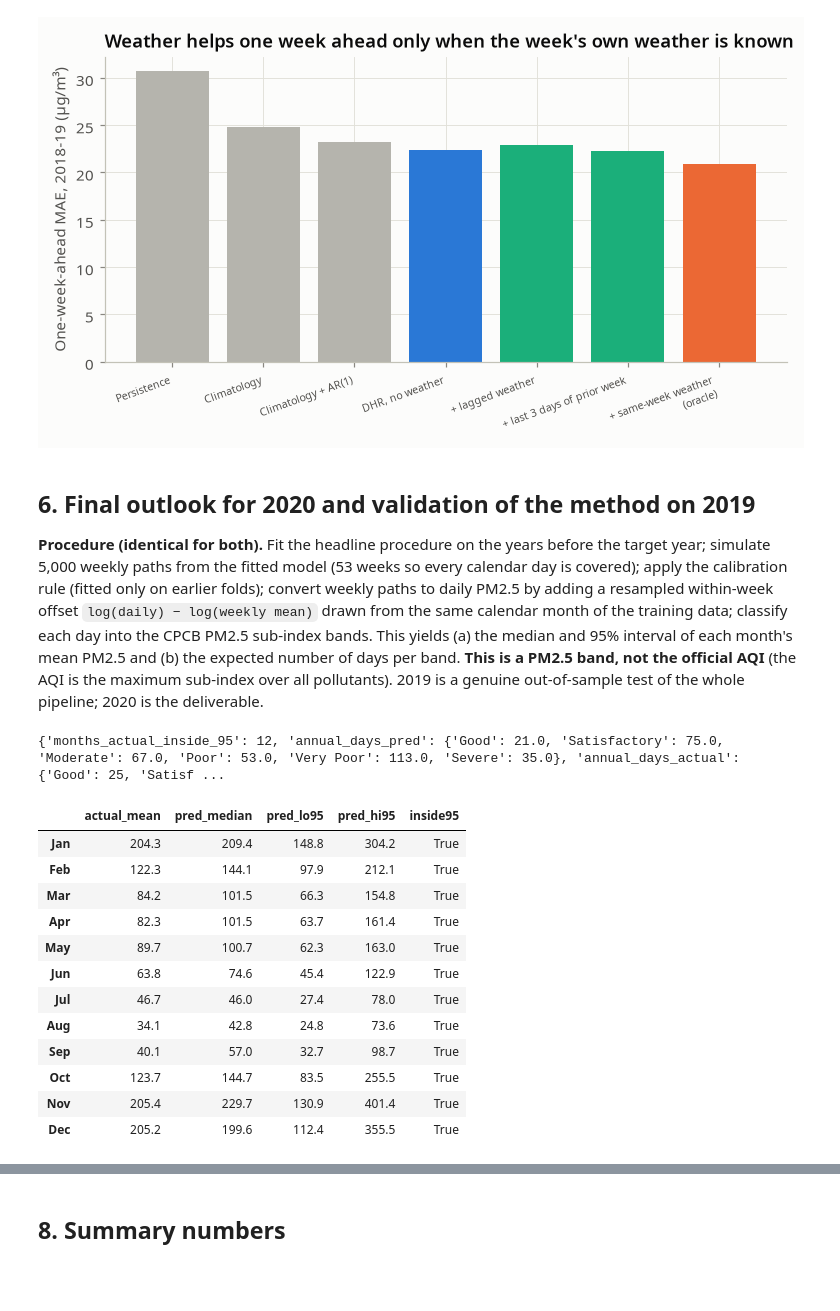
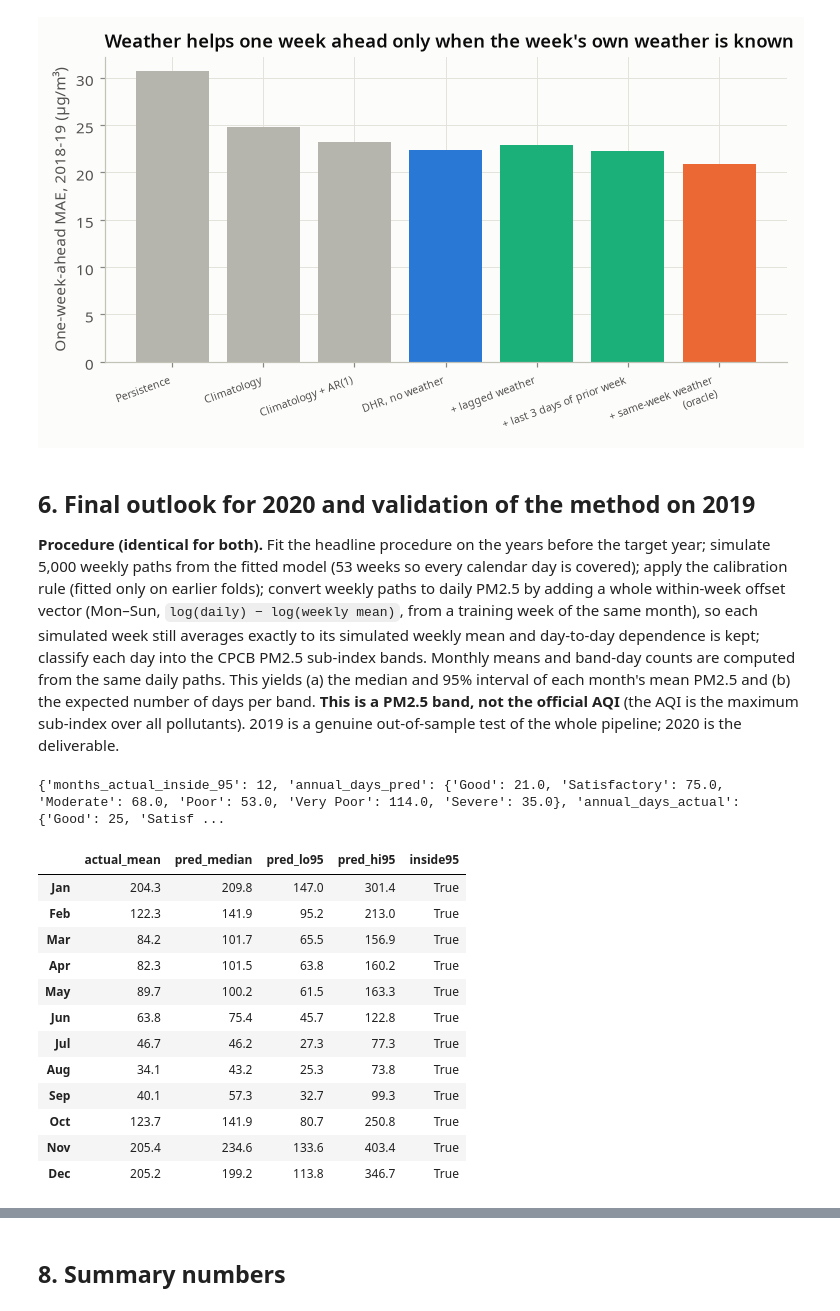
Before and after one commit to LuciferK47/PM_2.5, a Jupyter notebook: notebooks/04_forecasting.ipynb, the cells around one changed output, grey strips where cells are left out. Cells and saved outputs as stored; diff of their text form; code cells hidden in the pictures; blank space fills up the shorter version.

```diff
--- a/notebooks/04_forecasting.ipynb
+++ b/notebooks/04_forecasting.ipynb
@@ -172,0 +173,9 @@ findfont: Failed to find font weight semibold for DejaVu Sans, now using 700.
+# %%
+# SARIMA D=0 with vs without a constant, same orders, same three folds (replaces the unsupported "39.7 -> 30.6" remark of the first write-up)
+d0 = {"no constant": F.sarima((1, 0, 1), (1, 0, 0, 52), trend="n"), "with constant": F.sarima((1, 0, 1), (1, 0, 0, 52), trend="c")}
+bt0, _ = F.backtest(y, raw, d0, n_jobs=6, verbose=False)
+d0tab = bt0.pivot(index="model", columns="fold", values="MAE")
+for f in (2017, 2018, 2019):
+    d0tab.loc["Climatology (reference)", f] = bt[(bt.model == "Climatology") & (bt.fold == f)]["MAE"].iloc[0]
+d0tab.round(1).to_csv(RESULTS / "fc_sarima_d0_constant.csv"); display(d0tab.round(1))
+key["sarima_d0_const"] = d0tab.round(2).to_dict()
@@ -190,6 +207,7 @@ diag["LB_p_lag10_ALL_residuals (draft's mistake)"] = [np.nan, float(naive.loc[10
 diag.to_csv(RESULTS / "fc_diagnostics.csv")
 display(diag.T.round(4))
 par = pd.DataFrame({"coef": res_s1.params, "se": res_s1.bse}).round(3)
+key["nonconverged_rejected_per_origin"] = {int(f): int(specs[f]["n_rejected_nonconverged"]) for f in specs}
 key["sarima_D1_maS_coef"], key["sarima_D1_maS_se"] = float(par.loc["ma.S.L52", "coef"]), float(par.loc["ma.S.L52", "se"])
 display(par)
 # %% [output]
@@ -243,10 +261,17 @@ def calibrated_sd_mu(mu, sd, idx, rule):
     f = np.where(wint, rule["f"][True], rule["f"][False])
     return mu + rule["shift"] * sd, sd * f
 
+def shrunk_shift(folds, k=26):
+    """POST-HOC sensitivity (defined after seeing 2019): continuous shrinkage of the mean z toward 0, in place of the step rule."""
+    z = pd.concat([standardized(f) for f in folds])["z"]
+    return float(z.sum() / (len(z) + k))
+
 rule19 = calibration_rule([2017, 2018])
 o = fcs[2019][SEL]; mu_c, sd_c = calibrated_sd_mu(o["mu"], o["sd"], o["idx"], rule19)
+sh19 = shrunk_shift([2017, 2018]); mu_s = o["mu"] + sh19 * o["sd"]
 cal_tab = pd.DataFrame({"Model-based Gaussian": F.metrics(o["actual"], o["mu"], o["sd"], o["idx"]),
-                        "Calibrated (season scale" + (", re-centred)" if rule19["recentre"] else ")"): F.metrics(o["actual"], mu_c, sd_c, o["idx"])}).T
+                        "Calibrated (season scale" + (", re-centred)" if rule19["recentre"] else ")"): F.metrics(o["actual"], mu_c, sd_c, o["idx"]),
+                        "Season scale + shrunk shift (post-hoc sensitivity)": F.metrics(o["actual"], mu_s, sd_c, o["idx"])}).T
 cal_tab = cal_tab[["MAE", "coverage", "width", "winkler", "bias"]]
 cal_tab.round(3).to_csv(RESULTS / "fc_calibration_2019.csv")
 print("calibration rule from 2017+2018:", rule19)
@@ -255,6 +280,7 @@ display(cal_tab.round(3))
 ctx = bt[bt.fold == 2019].set_index("model")[["MAE", "coverage", "width", "winkler"]].dropna()
 display(ctx.round(3))
 key["calibration_rule_2019"] = rule19; key["coverage_2019_raw"] = float(cal_tab.iloc[0]["coverage"]); key["coverage_2019_calibrated"] = float(cal_tab.iloc[1]["coverage"])
+key["calibration_2019_all"] = cal_tab.round(3).to_dict("index"); key["shrunk_shift_2019"] = sh19
 # %% [output]
 calibration rule from 2017+2018: {'f': {True: 1.3343095497324873, False: 1.421532404826579}, 'shift': 0.0, 'by_fold_mean_z': {2017: -0.66, 2018: -0.45}, 'recentre': False}
 |  | MAE | coverage | width | winkler | bias |
@@ -314,7 +348,7 @@ def one_step(year, wx_cols):
 variants = {"DHR, no weather": [], "+ lagged weather (operational)": ["wind_lag1", "rh_lag1"],
             "+ last 3 days of prior week (operational)": ["wind_last3", "rh_last3"],
             "+ same-week weather (ORACLE)": ["wind_same", "rh_same"]}
-rows, errs = [], {}
+rows, errs, onestep_store = [], {}, {}
 for year in (2018, 2019):
     origin = F.ORIGINS[year]; tr_ = y.loc[:origin]
     test_idx = y.loc[f"{year}-01-01":f"{year}-12-31"].index
@@ -332,8 +366,11 @@ for year in (2018, 2019):
     for name, mu_ in preds.items():
         e = act - np.exp(mu_)
         errs[(year, name)] = e
+        onestep_store[(year, name)] = (test_idx, act, mu_)
         rows.append({"year": year, "model": name, "MAE": np.abs(e).mean(), "logMAE": np.abs(np.log(act) - mu_).mean(), "n": len(e)})
 os_tab = pd.DataFrame(rows)
+pd.DataFrame([{"year": yr, "model": nm, "date": d_, "actual": a_, "mu": m_}
+              for (yr, nm), (dd_, aa_, mm_) in onestep_store.items() for d_, a_, m_ in zip(dd_, aa_, mm_)]).to_csv(RESULTS / "fc_oneweek_forecasts.csv", index=False)
 piv = os_tab.pivot(index="model", columns="year", values="MAE")
 piv["both years"] = [np.mean(np.concatenate([np.abs(errs[(2018, m)]), np.abs(errs[(2019, m)])])) for m in piv.index]
 order_ = ["Persistence", "Climatology", "Climatology + AR(1)", *variants]
@@ -391,8 +428,8 @@ savefig(fig, "14_oneweek"); plt.show()
 ## 6. Final outlook for 2020 and validation of the method on 2019
 **Procedure (identical for both).** Fit the headline procedure on the years before the target year; simulate 5,000 weekly paths from the fitted model
 (53 weeks so every calendar day is covered); apply the calibration rule (fitted only on earlier folds); convert weekly paths to daily PM2.5 by adding a
-resampled within-week offset `log(daily) − log(weekly mean)` drawn from the same calendar month of the training data; classify each day into the CPCB
-PM2.5 sub-index bands. This yields (a) the median and 95% interval of each month's mean PM2.5 and (b) the expected number of days per band.
+whole within-week offset vector (Mon–Sun, `log(daily) − log(weekly mean)`, from a training week of the same month), so each simulated week still averages exactly to its simulated weekly mean and day-to-day dependence is kept; classify each day into the CPCB
+PM2.5 sub-index bands. Monthly means and band-day counts are computed from the same daily paths. This yields (a) the median and 95% interval of each month's mean PM2.5 and (b) the expected number of days per band.
 **This is a PM2.5 band, not the official AQI** (the AQI is the maximum sub-index over all pollutants).
 2019 is a genuine out-of-sample test of the whole pipeline; 2020 is the deliverable.
 # %%
@@ -408,8 +445,9 @@ def pipeline(origin, year, folds_for_cal, n=5000):
     f = np.where(pd.DatetimeIndex(idx).month.isin(F.WINTER), rule["f"][True], rule["f"][False])
     paths_c = (mu_ + rule["shift"] * sd_)[:, None] + f[:, None] * (paths - mu_[:, None])
     pools = F.week_offsets_by_month(daily["pm25"].loc[:origin])
-    bands = F.daily_band_days(paths_c, idx, pools, year)           # (paths, 12, 6)
-    monthly = F.monthly_mean_paths(paths_c, idx, year)             # (12, paths)
+    dd, dv = F.daily_paths(paths_c, idx, pools, year)               # daily values whose weekly means equal the weekly paths
+    bands = F.daily_band_days(dd, dv)                                # (paths, 12, 6)  band days and monthly means come from the SAME daily paths
+    monthly = F.monthly_mean_paths(dd, dv)                           # (12, paths)
     return {"idx": idx, "mu": mu_, "sd": sd_, "paths": paths_c, "bands": bands, "monthly": monthly, "spec": out["spec"], "rule": rule, "res": res_}
 
 month_names = ["Jan", "Feb", "Mar", "Apr", "May", "Jun", "Jul", "Aug", "Sep", "Oct", "Nov", "Dec"]
@@ -418,46 +456,46 @@ def month_table(P, year):
     for m in range(12):
         mm = P["monthly"][m]; b = P["bands"][:, m, :]
         row = {"month": month_names[m], "median": np.median(mm), "lo95": np.percentile(mm, 2.5), "hi95": np.percentile(mm, 97.5),
                "P(mean>60)": (mm > 60).mean(), "P(mean>90)": (mm > 90).mean(), "P(mean>120)": (mm > 120).mean()}
         for k, c in enumerate(CATEGORIES):
             row[f"days_{c}"] = b[:, k].mean()
         rows.append(row)
     return pd.DataFrame(rows).set_index("month")
 
 # 2019: validation of the pipeline (calibration only from folds 2017-2018, selection only from data to 2018-12-30)
 P19 = pipeline(F.ORIGINS[2019], 2019, [2017, 2018])
 mt19 = month_table(P19, 2019)
 d19 = daily.loc["2019", "pm25"]
 act_days = pd.crosstab(d19.index.month, pm25_category(d19.to_numpy()).to_numpy()).reindex(columns=CATEGORIES, fill_value=0)
 act_days.index = month_names
 act_med = d19.groupby(d19.index.month).mean(); act_med.index = month_names
 val = pd.DataFrame({"actual_mean": act_med, "pred_median": mt19["median"], "pred_lo95": mt19["lo95"], "pred_hi95": mt19["hi95"]})
 val["inside95"] = (val.actual_mean >= val.pred_lo95) & (val.actual_mean <= val.pred_hi95)
 bands_pred = mt19[[f"days_{c}" for c in CATEGORIES]]; bands_pred.columns = CATEGORIES
 err_days = (bands_pred - act_days).abs()
 val.round(1).to_csv(RESULTS / "fc_outlook_validation_2019_monthly.csv")
 pd.concat({"predicted": bands_pred.round(1), "actual": act_days}, axis=1).to_csv(RESULTS / "fc_outlook_validation_2019_days.csv")
 key["validation_2019"] = {"months_actual_inside_95": int(val.inside95.sum()), "annual_days_pred": bands_pred.sum().round(0).to_dict(),
                           "annual_days_actual": act_days.sum().to_dict(), "mean_abs_days_error_per_band_month": round(float(err_days.mean().mean()), 2),
                           "poor_or_worse_pred_pct": round(float(bands_pred[["Poor", "Very Poor", "Severe"]].sum().sum() / 365 * 100), 1),
                           "poor_or_worse_actual_pct": round(float(act_days[["Poor", "Very Poor", "Severe"]].sum().sum() / 365 * 100), 1)}
 print(key["validation_2019"]); display(val.round(1))
 assert np.allclose(P19["bands"].sum(axis=2)[0], [31, 28, 31, 30, 31, 30, 31, 31, 30, 31, 30, 31])
 # %% [output]
-{'months_actual_inside_95': 12, 'annual_days_pred': {'Good': 21.0, 'Satisfactory': 75.0, 'Moderate': 67.0, 'Poor': 53.0, 'Very Poor': 113.0, 'Severe': 35.0}, 'annual_days_actual': {'Good': 25, 'Satisf ...
+{'months_actual_inside_95': 12, 'annual_days_pred': {'Good': 21.0, 'Satisfactory': 75.0, 'Moderate': 68.0, 'Poor': 53.0, 'Very Poor': 114.0, 'Severe': 35.0}, 'annual_days_actual': {'Good': 25, 'Satisf ...
 |  | actual_mean | pred_median | pred_lo95 | pred_hi95 | inside95 |
-| Jan | 204.3 | 209.4 | 148.8 | 304.2 | True |
-| Feb | 122.3 | 144.1 | 97.9 | 212.1 | True |
-| Mar | 84.2 | 101.5 | 66.3 | 154.8 | True |
-| Apr | 82.3 | 101.5 | 63.7 | 161.4 | True |
-| May | 89.7 | 100.7 | 62.3 | 163.0 | True |
-| Jun | 63.8 | 74.6 | 45.4 | 122.9 | True |
-| Jul | 46.7 | 46.0 | 27.4 | 78.0 | True |
-| Aug | 34.1 | 42.8 | 24.8 | 73.6 | True |
-| Sep | 40.1 | 57.0 | 32.7 | 98.7 | True |
-| Oct | 123.7 | 144.7 | 83.5 | 255.5 | True |
-| Nov | 205.4 | 229.7 | 130.9 | 401.4 | True |
-| Dec | 205.2 | 199.6 | 112.4 | 355.5 | True |
+| Jan | 204.3 | 209.8 | 147.0 | 301.4 | True |
+| Feb | 122.3 | 141.9 | 95.2 | 213.0 | True |
+| Mar | 84.2 | 101.7 | 65.5 | 156.9 | True |
+| Apr | 82.3 | 101.5 | 63.8 | 160.2 | True |
+| May | 89.7 | 100.2 | 61.5 | 163.3 | True |
+| Jun | 63.8 | 75.4 | 45.7 | 122.8 | True |
+| Jul | 46.7 | 46.2 | 27.3 | 77.3 | True |
+| Aug | 34.1 | 43.2 | 25.3 | 73.8 | True |
+| Sep | 40.1 | 57.3 | 32.7 | 99.3 | True |
+| Oct | 123.7 | 141.9 | 80.7 | 250.8 | True |
+| Nov | 205.4 | 234.6 | 133.6 | 403.4 | True |
+| Dec | 205.2 | 199.2 | 113.8 | 346.7 | True |
 # %%
 # 2020 deliverable: selection on data to 2019-12-29, calibration from folds 2018 and 2019
 P20 = pipeline("2019-12-29", 2020, [2018, 2019])
```
Also changed, not shown: parts of 16 cells of this notebook, 15 other files.
